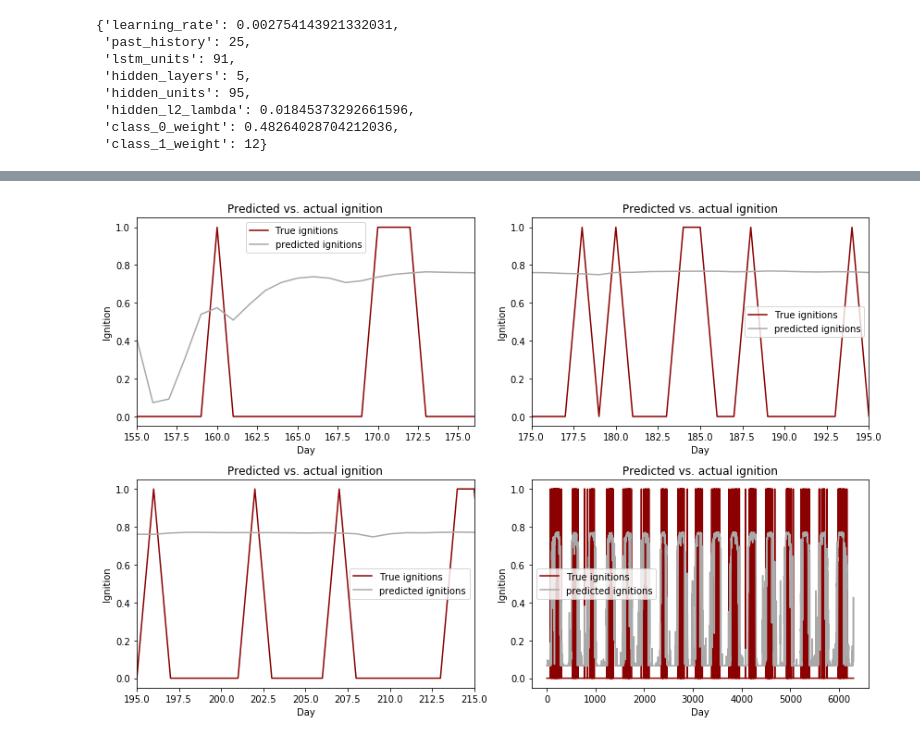
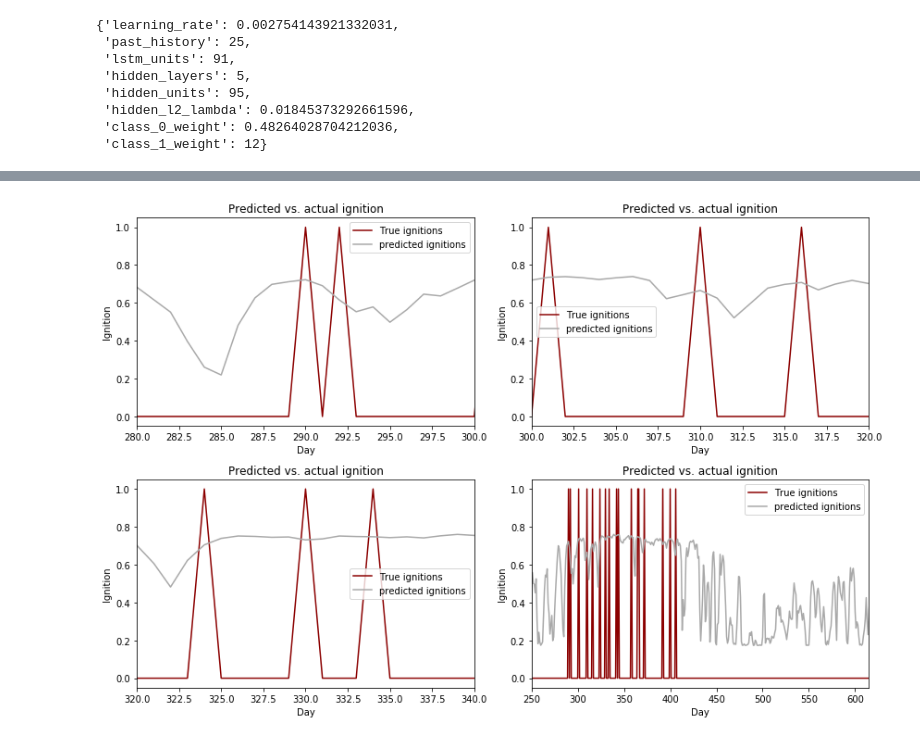
Before and after one commit to aristyogresearch/wildfire, a Jupyter notebook: notebooks/keras_LSTM_skopt_one_spatial_bin.ipynb, the cells around one changed output, grey strips where cells are left out. Cells and saved outputs as stored; diff of their text form; code cells hidden in the pictures.

```diff
--- a/notebooks/keras_LSTM_skopt_one_spatial_bin.ipynb
+++ b/notebooks/keras_LSTM_skopt_one_spatial_bin.ipynb
@@ -823,5 +824,20 @@ plot_metrics(history)
+# %%
+x_testing, y_testing = multivariate_data(
+    test_data,
+    test_data[:, 1],
+    0,
+    None,
+    past_history,
+    future_target,
+    step
+)
+
+start_index = (x_testing.shape[0] - (x_testing.shape[0] % BATCH_SIZE))
+end_index = x_testing.shape[0]
+x_testing = np.delete(x_testing, range(start_index, end_index), axis=0)
+y_testing = np.delete(y_testing, range(start_index, end_index), axis=0)
 # %%
-predictions = model.predict(x_train)
+predictions = model.predict(x_testing)
 # %%
 import matplotlib.pyplot as plt
 %matplotlib inline
@@ -831,13 +847,13 @@ plt.subplots(2,2,figsize=(12,8))
 plt.subplot(2, 2, 1)
 
 plt.plot(
-    range(len(y_train)),
-    y_train,
+    range(len(y_testing)),
+    y_testing,
     color = "darkred",
     label ='True ignitions'
 )
 plt.plot(
-    range(len(y_train)),
+    range(len(y_testing)),
     predictions,
     color = "darkgray",
     label ='predicted ignitions'
@@ -847,72 +863,72 @@ plt.xlabel('Day')
 plt.ylabel('Ignition')
 plt.title('Predicted vs. actual ignition')
 plt.legend()
-plt.xlim(155,176)
+plt.xlim(280,300)
 
 plt.subplot(2, 2, 2)
 
 plt.plot(
-    range(len(y_train)),
-    y_train,
+    range(len(y_testing)),
+    y_testing,
     color = "darkred",
     label ='True ignitions'
 )
 plt.plot(
-    range(len(y_train)),
+    range(len(y_testing)),
+    predictions,
+    color = "darkgray",
+    label = 'predicted ignitions'
+)
+
+plt.xlabel('Day')
+plt.ylabel('Ignition')
+plt.title('Predicted vs. actual ignition')
+plt.legend()
+plt.xlim(300,320)
+
+plt.subplot(2, 2, 3)
+
+plt.plot(
+    range(len(y_testing)),
+    y_testing,
+    color = "darkred",
+    label ='True ignitions'
+)
+plt.plot(
+    range(len(y_testing)),
     predictions,
     color = "darkgray",
     label ='predicted ignitions'
 )
 
 plt.xlabel('Day')
 plt.ylabel('Ignition')
 plt.title('Predicted vs. actual ignition')
 plt.legend()
-plt.xlim(175,195)
+plt.xlim(320,340)
 
-plt.subplot(2, 2, 3)
+plt.subplot(2, 2, 4)
 
 plt.plot(
-    range(len(y_train)),
-    y_train,
+    range(len(y_testing)),
+    y_testing,
     color = "darkred",
-    label ='True ignitions'
+    label = 'True ignitions'
 )
 plt.plot(
-    range(len(y_train)),
+    range(len(y_testing)),
     predictions,
     color = "darkgray",
-    label ='predicted ignitions'
+    label = 'predicted ignitions'
 )
 
 plt.xlabel('Day')
 plt.ylabel('Ignition')
 plt.title('Predicted vs. actual ignition')
 plt.legend()
-plt.xlim(195,215)
-
-plt.subplot(2, 2, 4)
-
-plt.plot(
-    range(len(y_train)),
-    y_train,
-    color = "darkred",
-    label ='True ignitions'
-)
-plt.plot(
-    range(len(y_train)),
-    predictions,
-    color = "darkgray",
-    label ='predicted ignitions'
-)
-
-plt.xlabel('Day')
-plt.ylabel('Ignition')
-plt.title('Predicted vs. actual ignition')
-plt.legend()
-#plt.xlim(195,215)
+plt.xlim(250,(250+365))
 
 plt.tight_layout()
 plt.show()
 # %% [output]
-[figure, old version]
+[figure, new version]
```
Also changed, not shown: parts of 3 cells of this notebook, 4 other files.
